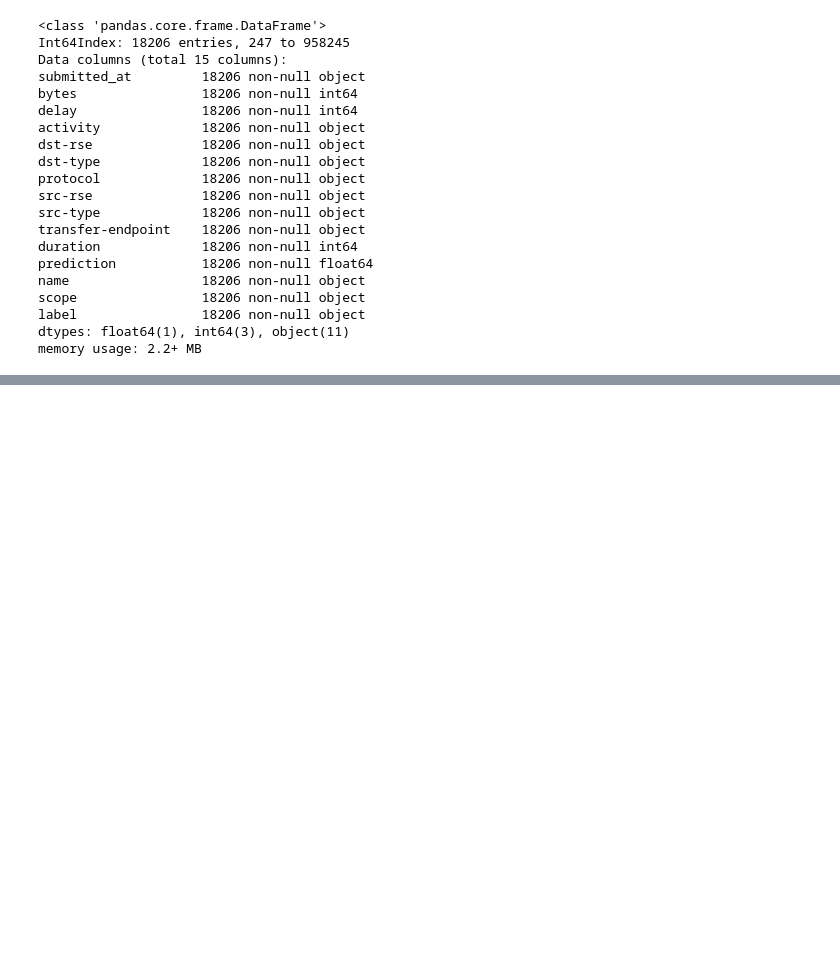
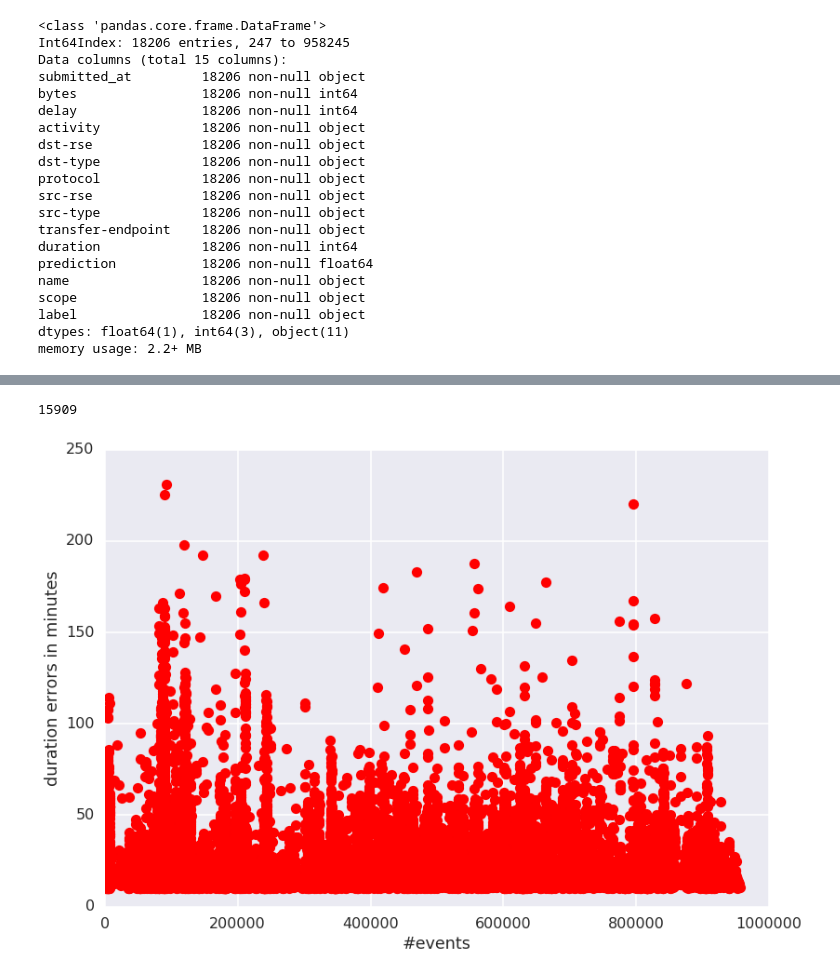
Before and after one commit to vyomshm/DeepAnomaly, a Jupyter notebook: anomaly_analysis.ipynb, the cells around one changed output, grey strips where cells are left out. Saved outputs shown, nothing was run; the diff lists cells and outputs as text; code cells hidden in the pictures; blank space fills up the shorter version.

```diff
--- a/anomaly_analysis.ipynb
+++ b/anomaly_analysis.ipynb
@@ -224,14 +273,14 @@ array([2585, 3047, 1390,  881, 1087, 7107,  651,  577,  737,  142,    0,
 # %%
-# threshold=5*60
+threshold=600
 
-# # data['err'] = data['duration']-data['prediction']
+data['err'] = data['duration']-data['prediction']
 
-# def f(x):
-#     if np.absolute(x)<=300:
-#         return 'normal'
-#     else:
-#         return 'anomaly'
+def f(x):
+    if x<=threshold:
+        return 'normal'
+    else:
+        return 'anomaly'
 
-# data['label']= data['err'].apply(lambda x : f(x))
-
-# data.head()
+data['correct_label']= data['err'].apply(lambda x : f(x))
+data=data.drop('err', axis=1)
+data.head()
@@ -237,0 +294,18 @@ array([2585, 3047, 1390,  881, 1087, 7107,  651,  577,  737,  142,    0,
+# %%
+cond = data['correct_label']=='anomaly'
+anomalies= data[cond]
+normal_data = data[cond!=True]
+assert len(normal_data)+len(anomalies)==len(data)
+# %%
+len(anomalies)
+# %% [output]
+15909
+# %%
+delta= anomalies['duration']-anomalies['prediction']
+delta= delta/60
+plt.plot(delta, 'ro')
+plt.xlabel('#events')
+plt.ylabel('duration errors in minutes')
+plt.show()
+# %% [output]
+[figure, added]
```
Also changed, not shown: parts of 19 cells of this notebook, 36 other files.
